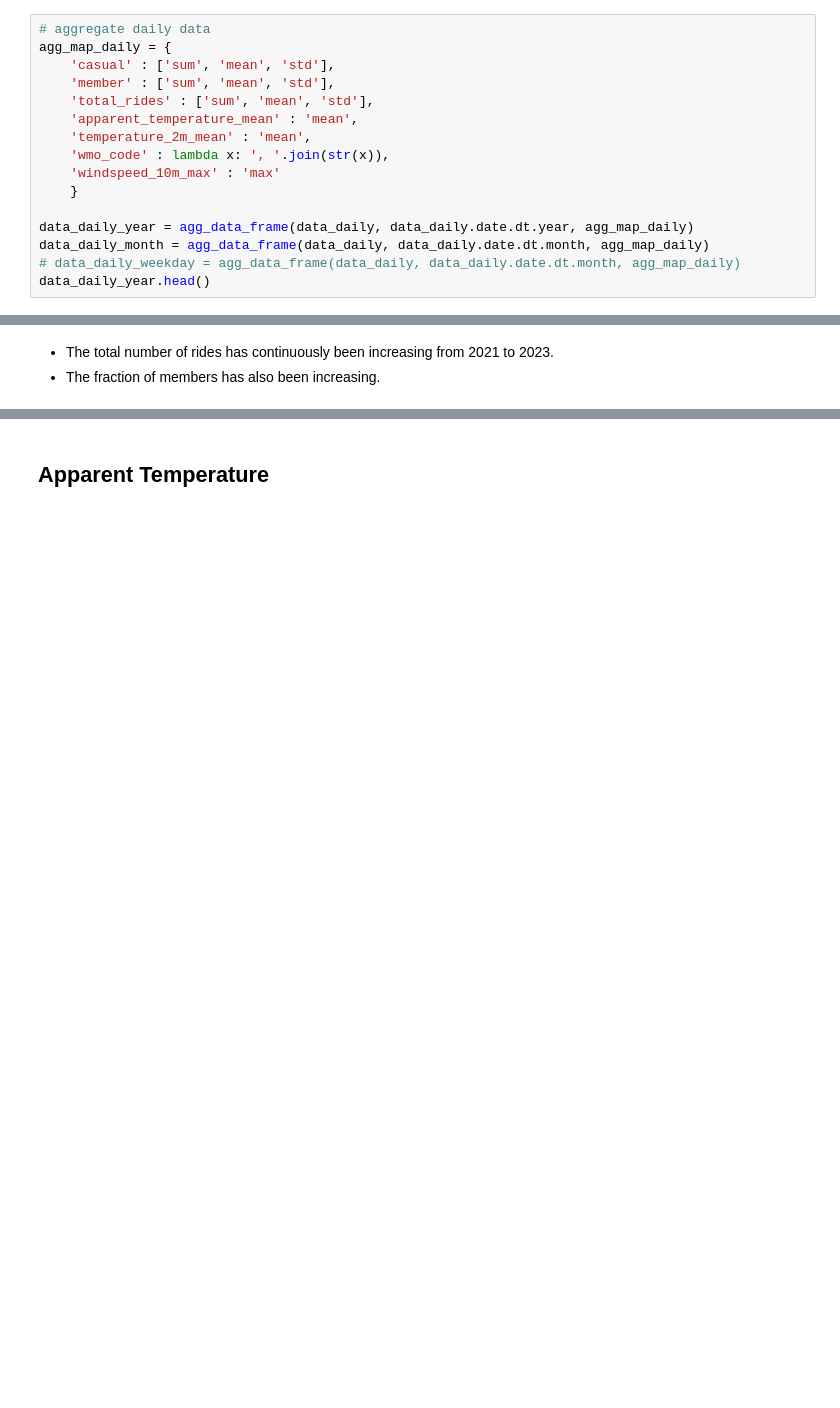
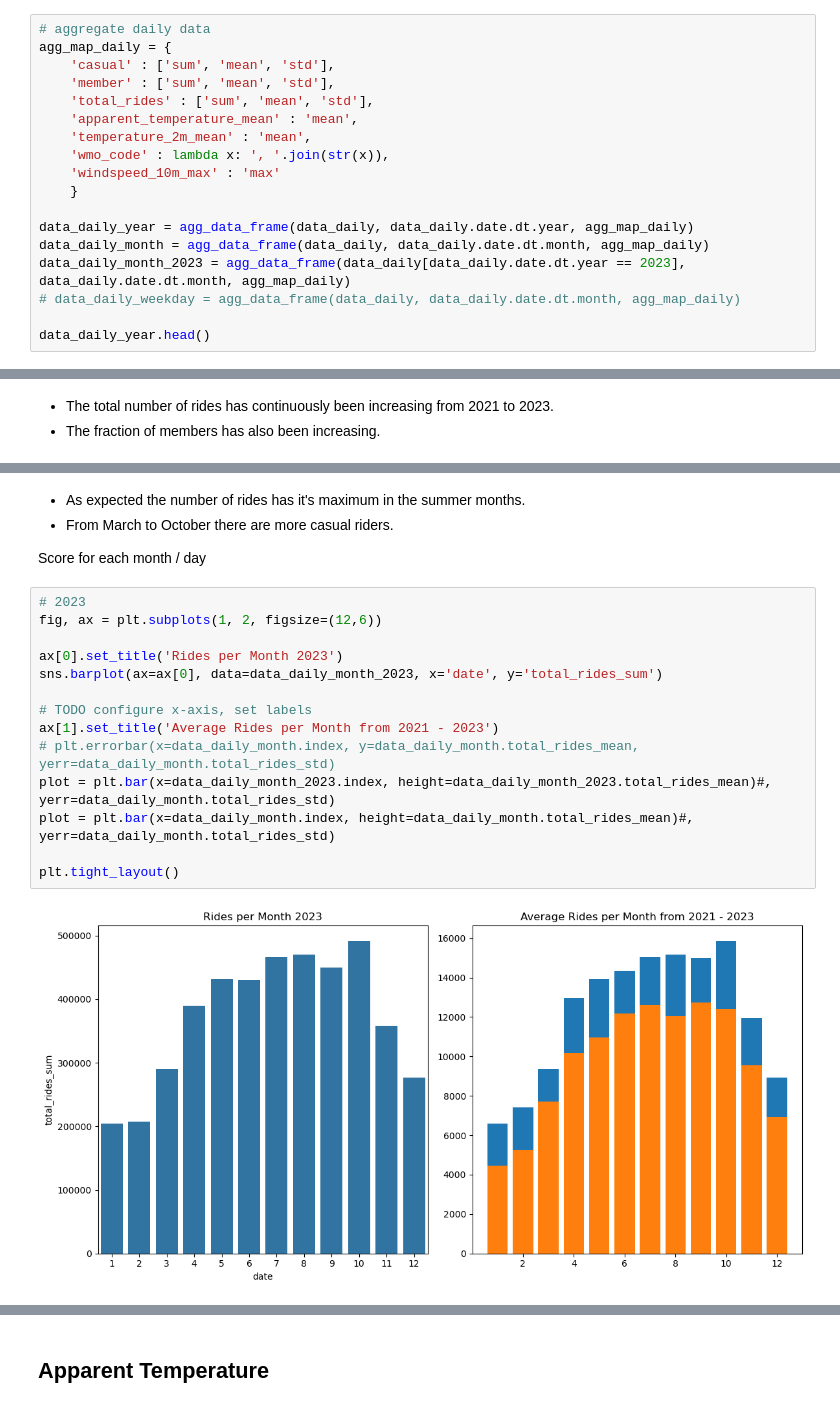
Before and after one commit to olemir/Project-3_bikesharing, a Jupyter notebook: notebooks/2-eda.ipynb, the cells around one changed output, grey strips where cells are left out. Saved outputs shown, nothing was run; the diff lists cells and outputs as text; blank space fills up the shorter version.

```diff
--- a/notebooks/2-eda.ipynb
+++ b/notebooks/2-eda.ipynb
@@ -80,7 +66,9 @@ agg_map_daily = {
 
 data_daily_year = agg_data_frame(data_daily, data_daily.date.dt.year, agg_map_daily)
 data_daily_month = agg_data_frame(data_daily, data_daily.date.dt.month, agg_map_daily)
+data_daily_month_2023 = agg_data_frame(data_daily[data_daily.date.dt.year == 2023], data_daily.date.dt.month, agg_map_daily)
 # data_daily_weekday = agg_data_frame(data_daily, data_daily.date.dt.month, agg_map_daily)
+
 data_daily_year.head()
 # %% [output]
 |  | casual_sum | casual_mean | casual_std | member_sum | member_mean | member_std | total_rides_sum | ... |
@@ -159 +196,22 @@ plt.tight_layout()
+# %% [markdown]
+- As expected the number of rides has it's maximum in the summer months.
+- From March to October there are more casual riders.
+
+Score for each month / day
+# %%
+# 2023
+fig, ax = plt.subplots(1, 2, figsize=(12,6))
+
+ax[0].set_title('Rides per Month 2023')
+sns.barplot(ax=ax[0], data=data_daily_month_2023, x='date', y='total_rides_sum')
+
+# TODO configure x-axis, set labels
+ax[1].set_title('Average Rides per Month from 2021 - 2023')
+# plt.errorbar(x=data_daily_month.index, y=data_daily_month.total_rides_mean, yerr=data_daily_month.total_rides_std)
+plot = plt.bar(x=data_daily_month_2023.index, height=data_daily_month_2023.total_rides_mean)#, yerr=data_daily_month.total_rides_std)
+plot = plt.bar(x=data_daily_month.index, height=data_daily_month.total_rides_mean)#, yerr=data_daily_month.total_rides_std)
+
+plt.tight_layout()
+# %% [output]
+[figure, added]
 # %% [markdown]
```
Also changed, not shown: parts of 29 cells of this notebook, 8 other files.
